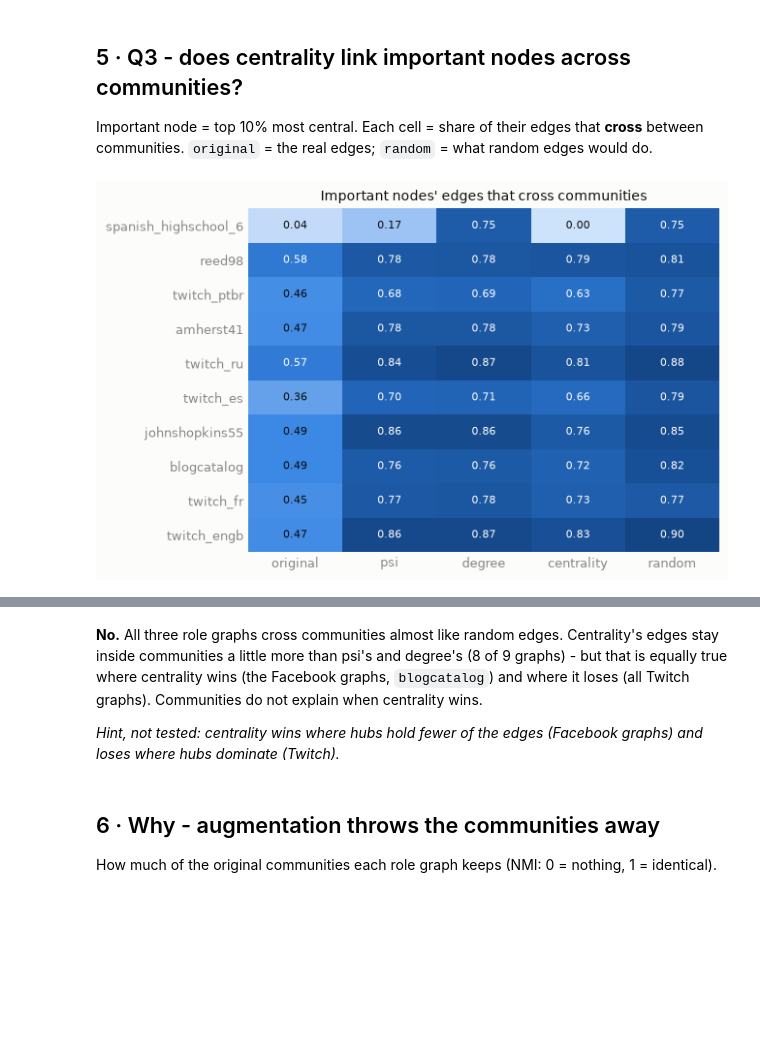
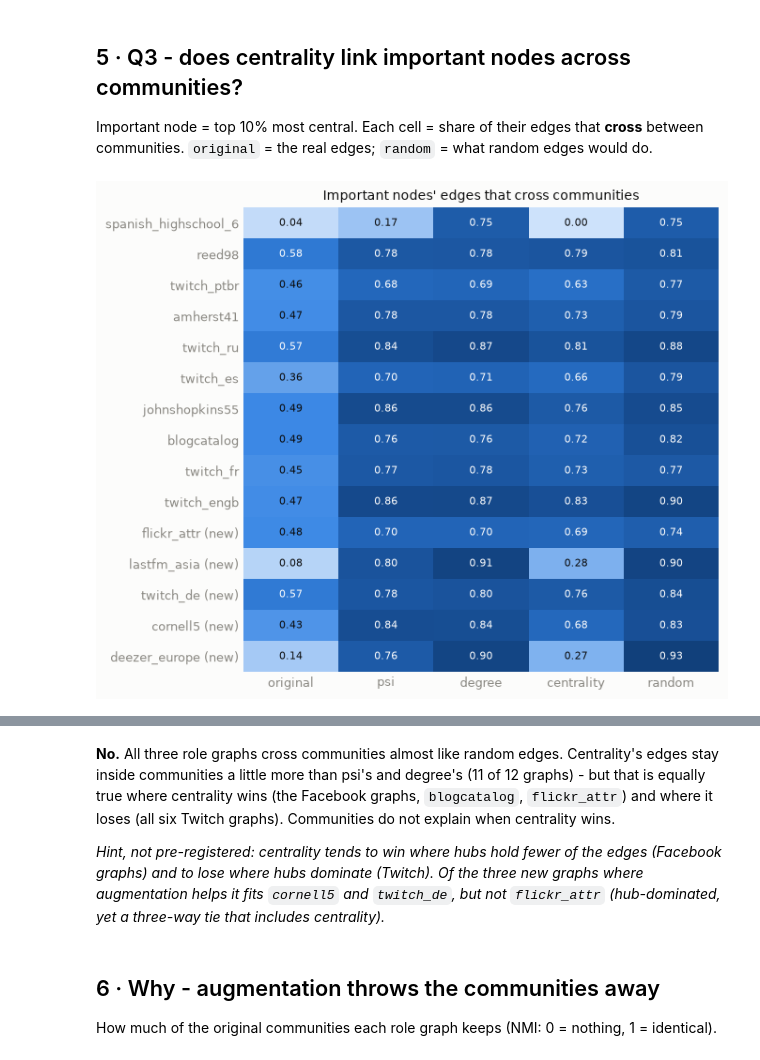
Before and after one commit to SafiUllahAdam/virgo-repro, a Jupyter notebook: notebooks/9-community_detection_social.ipynb, the cells around one changed output, grey strips where cells are left out. Saved outputs shown, nothing was run; the diff lists cells and outputs as text; code cells hidden in the pictures; blank space fills up the shorter version.

```diff
--- a/notebooks/9-community_detection_social.ipynb
+++ b/notebooks/9-community_detection_social.ipynb
@@ -147,17 +178,19 @@ Louvain on the **original** graph, next to the stage-1 call and the existing lin
 # %%
-t = cmp[["dataset", "nodes", "edges", "orig_communities", "orig_modularity", "stage1_call", "official_verdict", "official_winners"]].copy()
+t = cmp[["dataset", "nodes", "edges", "orig_communities", "orig_modularity", "stage1_call", "nonhybrid_verdict",
+         "official_verdict", "official_winners"]].copy()
+t.insert(1, "set", t.dataset.map(lambda n: "new" if n in NEW else "pilot"))
 t["nodes"], t["edges"], t["orig_communities"] = t.nodes.astype(int), t.edges.astype(int), t.orig_communities.round().astype(int)
 t["official_winners"] = signals(t.official_winners)
-t.columns = ["graph", "nodes", "edges", "communities found", "community strength (Q)", "stage 1 says",
-             "link prediction shows", "winning signal"]
+t.columns = ["graph", "set", "nodes", "edges", "communities found", "community strength (Q)", "stage 1 says",
+             "original vs role graphs", "official (7 variants)", "winning signal"]
 show(t)
 
 d = cmp.sort_values("orig_modularity")
-fig, ax = plt.subplots(figsize=(6.6, 3.5))
-ax.barh(d.dataset, d.orig_modularity, height=0.55, color=[VERDICT[v] for v in d.official_verdict])
+fig, ax = plt.subplots(figsize=(6.8, 4.6))
+ax.barh(d.dataset.map(mark), d.orig_modularity, height=0.6, color=[VERDICT[v] for v in d.nonhybrid_verdict])
 for yy, v in enumerate(d.orig_modularity):
     ax.text(v + 0.01, yy, f"{v:.2f}", va="center", fontsize=8, color=INK2)
-ax.set(xlim=(0, 1), xlabel="community strength (Q)", title="Community strength, coloured by the link-prediction result")
+ax.set(xlim=(0, 1), xlabel="community strength (Q)", title="Community strength, coloured by original vs role graphs")
 ax.grid(axis="y", visible=False)
 ax.legend(handles=[Patch(color=c, label=l) for l, c in VERDICT.items()], loc="lower right")
 plt.tight_layout()
@@ -225,16 +267,18 @@ Important node = top 10% most central. Each cell = share of their edges that **c
 # %%
 hub = cmp.set_index("dataset")[[f"hub_cross_{v}" for v in cfg.COMMUNITY_VARIANTS]]
 hub.columns = cfg.COMMUNITY_VARIANTS
 hub["random"] = summary[summary.variant == "original"].set_index("dataset").loc[hub.index, "chance_cross"]
-fig, ax = plt.subplots(figsize=(6.6, 4.2))
+hub.index = hub.index.map(mark)
+fig, ax = plt.subplots(figsize=(6.8, 5.6))
 heatmap(ax, hub, "Important nodes' edges that cross communities")
 plt.tight_layout()
 plt.show()
 
-w = cmp[cmp.official_verdict == "augment"][["dataset", "official_winners", "hub_cross_centrality", "hub_cross_psi", "hub_cross_degree"]].copy()
-w.insert(1, "centrality wins?", w.official_winners.str.contains("centrality").map({True: "yes", False: "no"}))
-w["official_winners"] = signals(w.official_winners)
-w.columns = ["graph", "centrality wins?", "winning signal", "crossing: centrality", "crossing: psi", "crossing: degree"]
+w = cmp[cmp.nonhybrid_verdict == "augment"][["dataset", "nonhybrid_winners", "hub_cross_centrality", "hub_cross_psi", "hub_cross_degree"]].copy()
+w.insert(1, "centrality wins?", w.nonhybrid_winners.str.contains("centrality").map({True: "yes", False: "no"}))
+w["dataset"] = w.dataset.map(mark)
+w["nonhybrid_winners"] = signals(w.nonhybrid_winners)
+w.columns = ["graph", "centrality wins?", "winning role graph", "crossing: centrality", "crossing: psi", "crossing: degree"]
 show(w)
 # %% [output]
-[figure, old version]
+[figure, new version]
@@ -251,7 +298,7 @@ show(w)
 # %% [markdown]
-**No.** All three role graphs cross communities almost like random edges. Centrality's edges stay inside communities a little more than psi's and degree's (8 of 9 graphs) - but that is equally true where centrality wins (the Facebook graphs, `blogcatalog`) and where it loses (all Twitch graphs). Communities do not explain when centrality wins.
+**No.** All three role graphs cross communities almost like random edges. Centrality's edges stay inside communities a little more than psi's and degree's (11 of 12 graphs) - but that is equally true where centrality wins (the Facebook graphs, `blogcatalog`, `flickr_attr`) and where it loses (all six Twitch graphs). Communities do not explain when centrality wins.
 
-_Hint, not tested: centrality wins where hubs hold fewer of the edges (Facebook graphs) and loses where hubs dominate (Twitch)._
+_Hint, not pre-registered: centrality tends to win where hubs hold fewer of the edges (Facebook graphs) and to lose where hubs dominate (Twitch). Of the three new graphs where augmentation helps it fits `cornell5` and `twitch_de`, but not `flickr_attr` (hub-dominated, yet a three-way tie that includes centrality)._
 # %% [markdown]
 ## 6 · Why - augmentation throws the communities away
 
```
Also changed, not shown: parts of 19 cells of this notebook, 3 other files.
